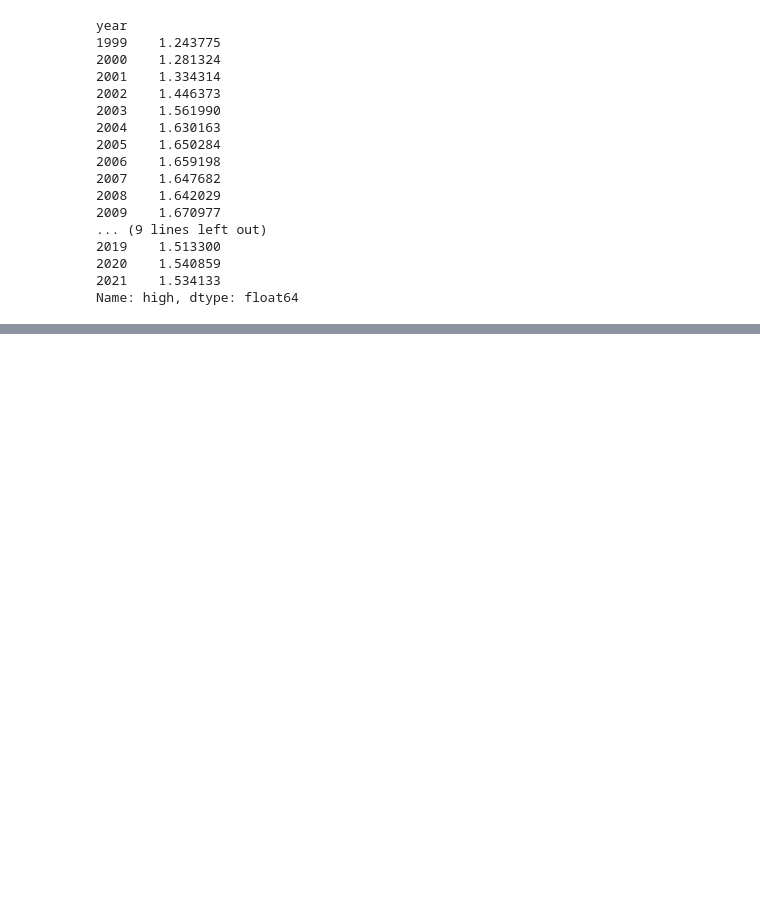
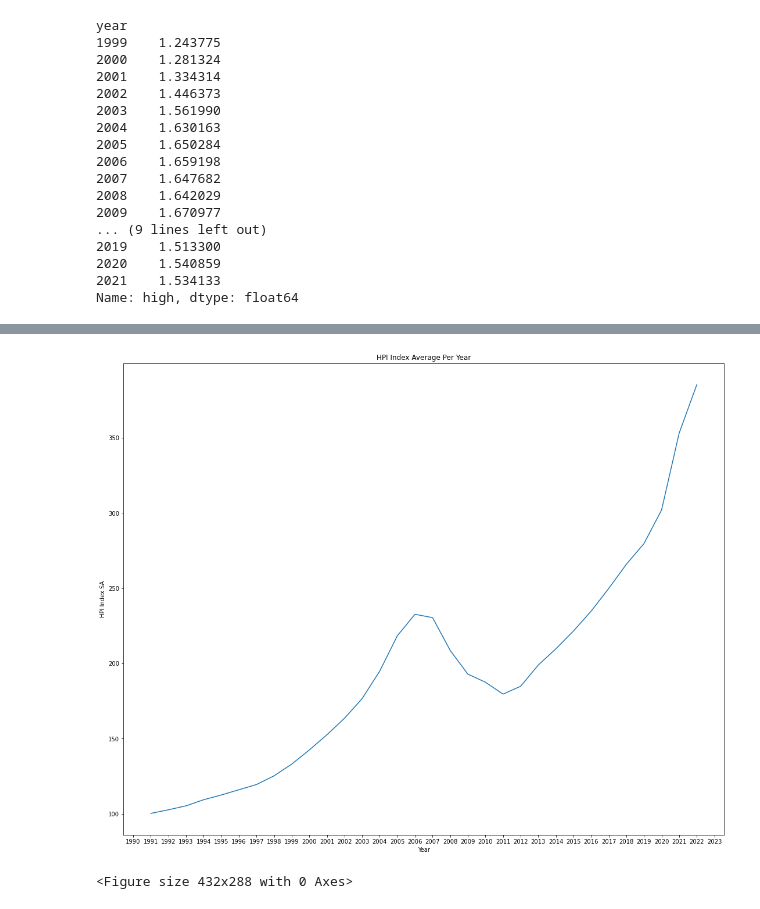
Before and after one commit to Retica/Final_Project, a Jupyter notebook: cleaning_data.ipynb, the cells around one changed output, grey strips where cells are left out. Saved outputs shown, nothing was run; the diff lists cells and outputs as text; code cells hidden in the pictures; blank space fills up the shorter version.

```diff
--- a/cleaning_data.ipynb
+++ b/cleaning_data.ipynb
@@ -9,11 +9,13 @@ import numpy as np
 # %%
 # File to Load
 ninetyone_data = "data_csv/1991_table.csv"
-
-
+hpi_master = "data_csv/HPI_master.csv"
 # Read the data
 ninetyone_df = pd.read_csv(ninetyone_data)
 
+hpi_master_df = pd.read_csv(hpi_master)
+
+#Show df
 ninetyone_df.head()
 # %% [output]
 |  | hpi_type | hpi_flavor | frequency | level | place_name | place_id | yr | period | index_nsa | index_sa |
@@ -63,3 +65,7 @@ ninetyone_clean_df.head()
 | 2 | traditional | monthly | USA or Census Division | East North Central Division | DV_ENC | 1991 | purchase-only | 3 | 101.31 | 100.93 |
 | 3 | traditional | monthly | USA or Census Division | East North Central Division | DV_ENC | 1991 | purchase-only | 4 | 101.70 | 101.00 |
 | 4 | traditional | monthly | USA or Census Division | East North Central Division | DV_ENC | 1991 | purchase-only | 5 | 102.32 | 101.37 |
+# %%
+# Dropped all of na values
+clean_hpi_master_df = hpi_master_df.dropna()
+clean_hpi_master_df
@@ -491 +492,5 @@ plt.savefig("Fig2_highHouseHoldDebt.png")
 <Figure size 432x288 with 0 Axes>
+# %%
+#Finding average per year low clean_hpi_master_ave_df
+clean_hpi_master_ave_df = clean_hpi_master_df.groupby(['yr']).mean()['index_sa']
+clean_hpi_master_ave_df
@@ -491,0 +515,19 @@ plt.savefig("Fig2_highHouseHoldDebt.png")
+# %%
+# Plot graph for HPI
+fig, axs = plt.subplots(figsize=(15, 12), constrained_layout=True)
+clean_hpi_master_ave_df.plot(x="yr", y='Index SA')
+plt.gca().xaxis.set_major_locator(plt.MultipleLocator(1))
+
+# Create labels for the x and y axes.
+plt.xlabel("Year")
+plt.ylabel("HPI Index SA")
+
+# Create a title.
+plt.title("HPI Index Average Per Year")
+
+plt.show()
+#Save the figure.
+plt.savefig("Fig3_clean_hpi_master_ave_df.png")
+# %% [output]
+[figure, added]
+<Figure size 432x288 with 0 Axes>
```
Also changed, not shown: parts of 11 cells of this notebook, 5 other files.
